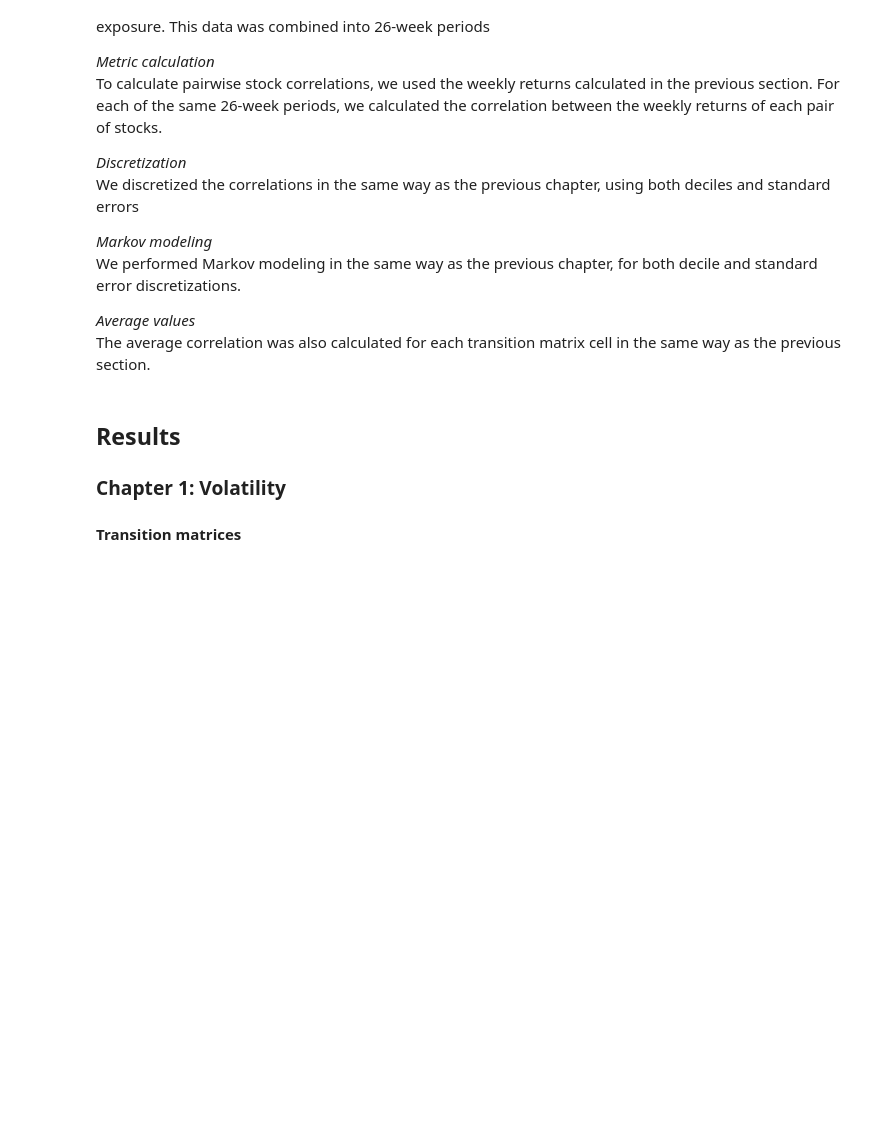
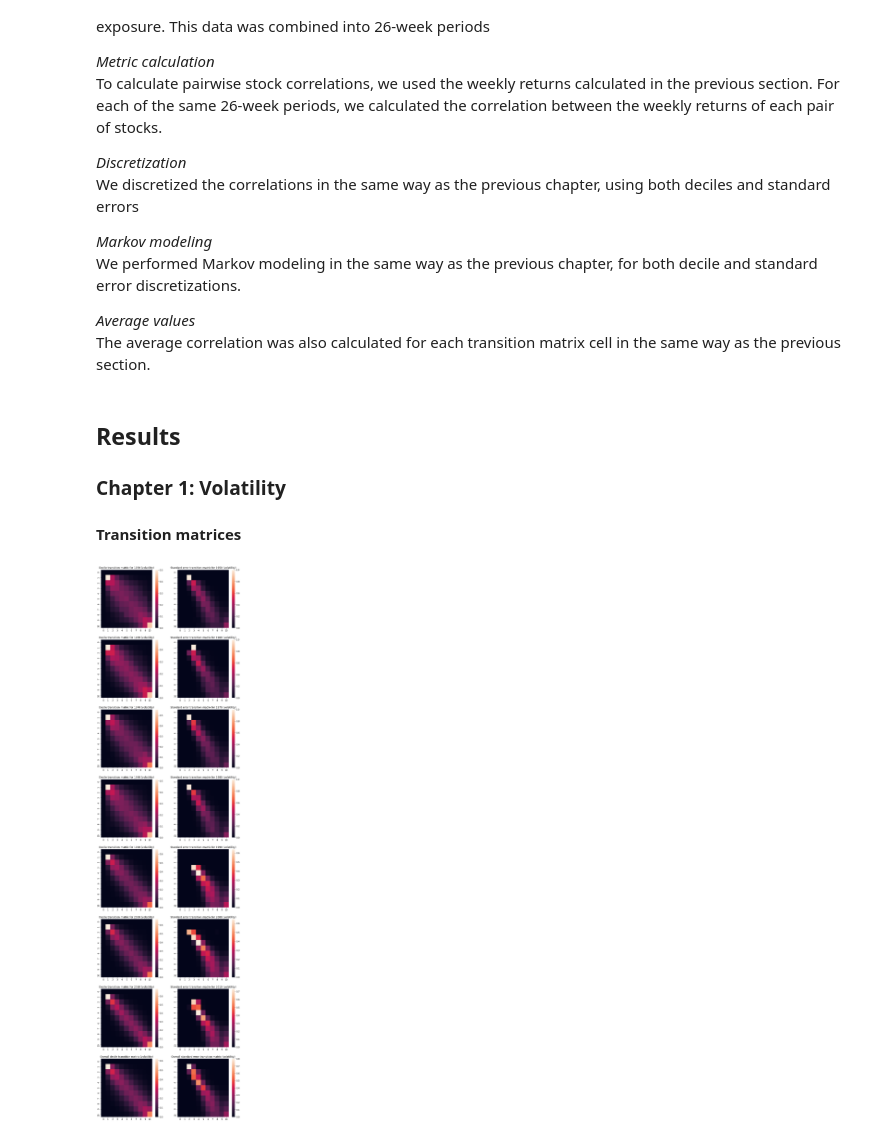
Before and after one commit to kaihvc/Risk_Project, a Jupyter notebook: Research Summary.ipynb, the cells around one changed output. Saved outputs shown, nothing was run; the diff lists cells and outputs as text; code cells hidden in the pictures; blank space fills up the shorter version.

```diff
--- a/Research Summary.ipynb
+++ b/Research Summary.ipynb
@@ -74,10 +74,24 @@ n_decades = 7
 #### Transition matrices
 # %%
 # transition matrices
+fig, axes = plt.subplots(figsize=(12, 6*(n_decades + 1)), ncols=2, nrows=(n_decades + 1))
 for i in range(n_decades):
     mat = np.load(f'wrds_results/ch1/transition_mat_deciles_{1950 + i * 10}.npy')
     sns.heatmap(mat, ax=axes[i][0])
     mat = np.load(f'wrds_results/ch1/transition_mat_stderr_{1950 + i * 10}.npy')
     sns.heatmap(mat, ax=axes[i][1])
 
+    axes[i][0].set_title(f'Decile transition matrix for {1950 + i * 10} (volatility)')
+    axes[i][1].set_title(f'Standard error transition matrix for {1950 + i * 10} (volatility)')
+
+mat = np.load(f'wrds_results/ch1/transition_mat_deciles_overall.npy')
+sns.heatmap(mat, ax=axes[-1][0])
+mat = np.load(f'wrds_results/ch1/transition_mat_stderr_overall.npy')
+sns.heatmap(mat, ax=axes[-1][1])
+
+axes[-1][0].set_title(f'Overall decile transition matrix (volatility)')
+axes[-1][1].set_title(f'Overall standard error transition matrix (volatility)')
+
 plt.show()
+# %% [output]
+[figure, added]
```
Also changed, not shown: parts of 16 cells of this notebook, 1 other file.
